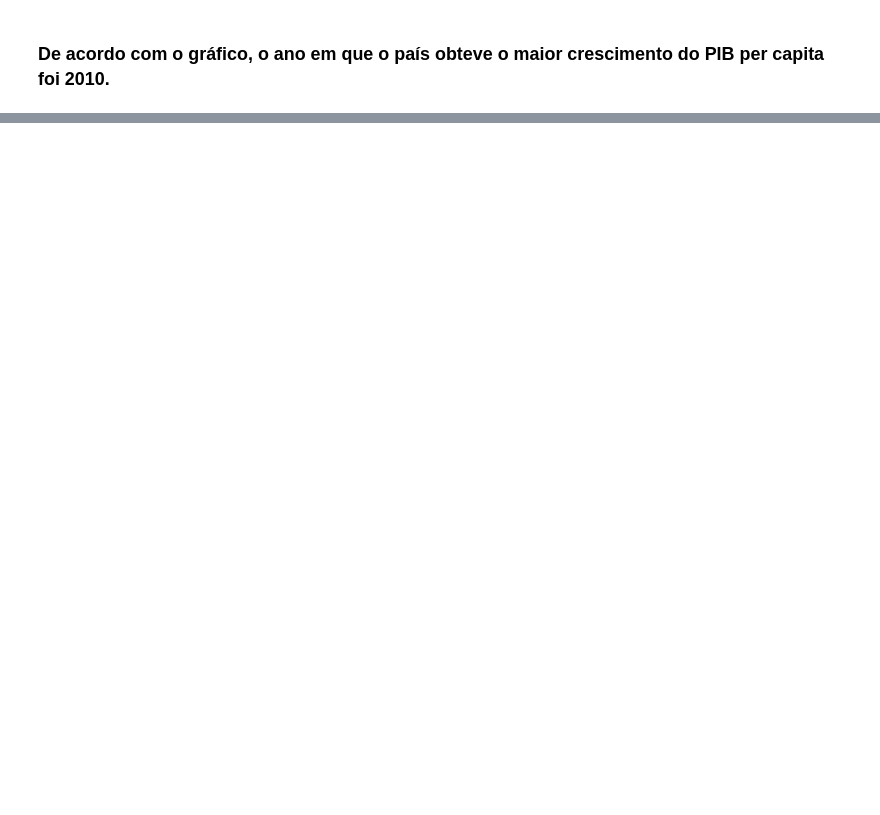
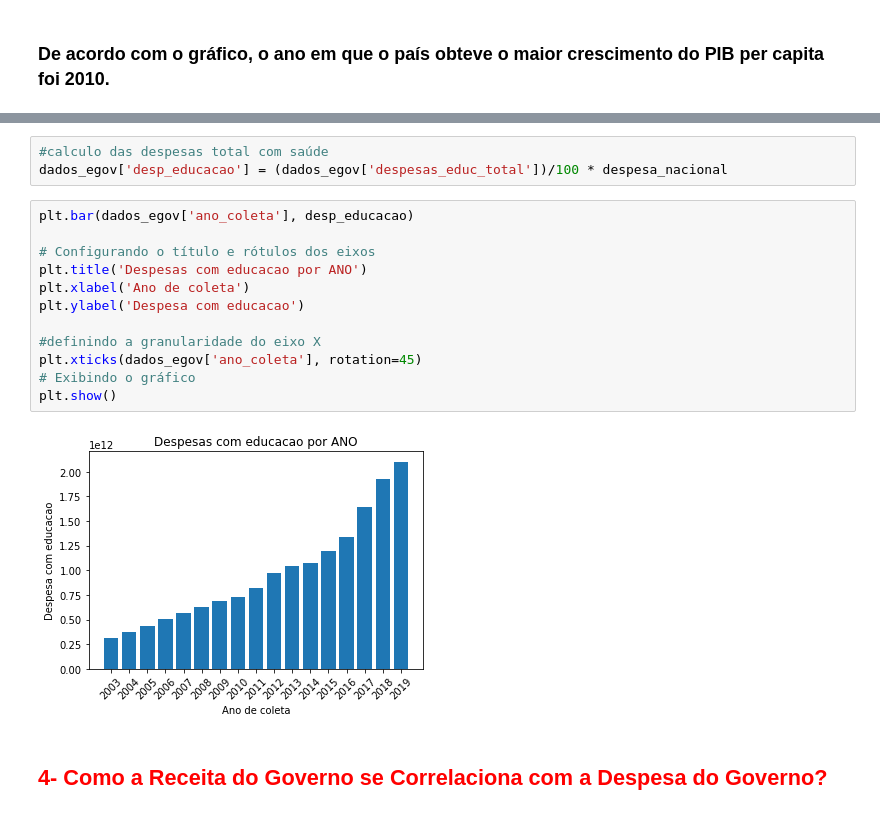
Before and after one commit to Renan-LS/Renan-LS, a Jupyter notebook: E_gov_Analytics.ipynb, the cells around one changed output, grey strips where cells are left out. Saved outputs shown, nothing was run; the diff lists cells and outputs as text; blank space fills up the shorter version.

```diff
--- a/E_gov_Analytics.ipynb
+++ b/E_gov_Analytics.ipynb
@@ -193,0 +235,19 @@ plt.show()
+# %%
+#calculo das despesas total com saúde
+dados_egov['desp_educacao'] = (dados_egov['despesas_educ_total'])/100 * despesa_nacional
+# %%
+plt.bar(dados_egov['ano_coleta'], desp_educacao)
+
+# Configurando o título e rótulos dos eixos
+plt.title('Despesas com educacao por ANO')
+plt.xlabel('Ano de coleta')
+plt.ylabel('Despesa com educacao')
+
+#definindo a granularidade do eixo X
+plt.xticks(dados_egov['ano_coleta'], rotation=45)
+# Exibindo o gráfico
+plt.show()
+# %% [output]
+[figure, added]
+# %% [markdown]
+## <font color = "red">4- Como a Receita do Governo se Correlaciona com a Despesa do Governo?</font>
```
Also changed, not shown: parts of 12 cells of this notebook.
